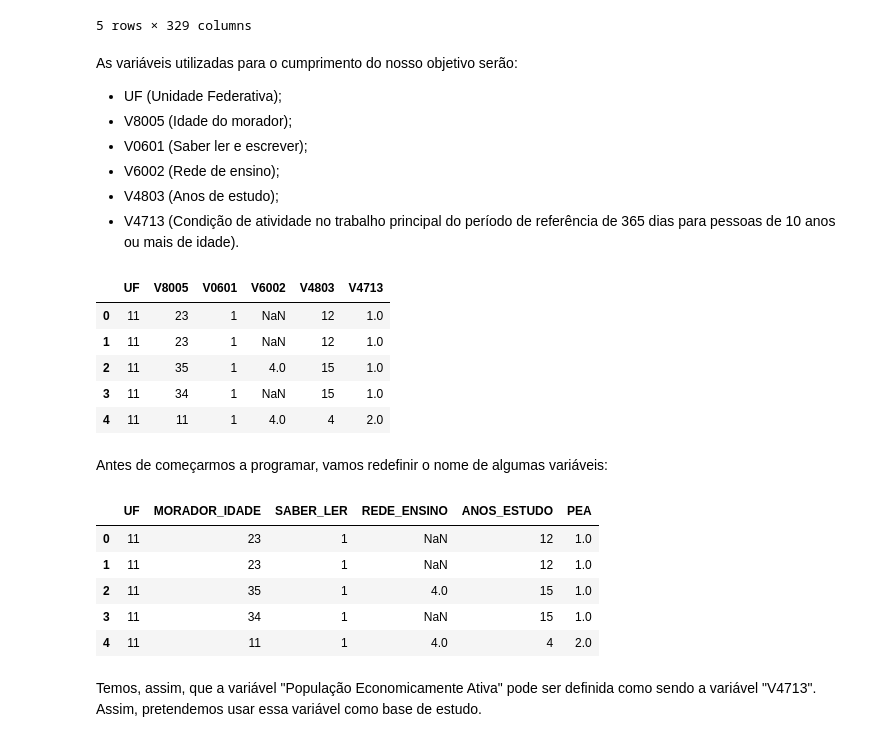
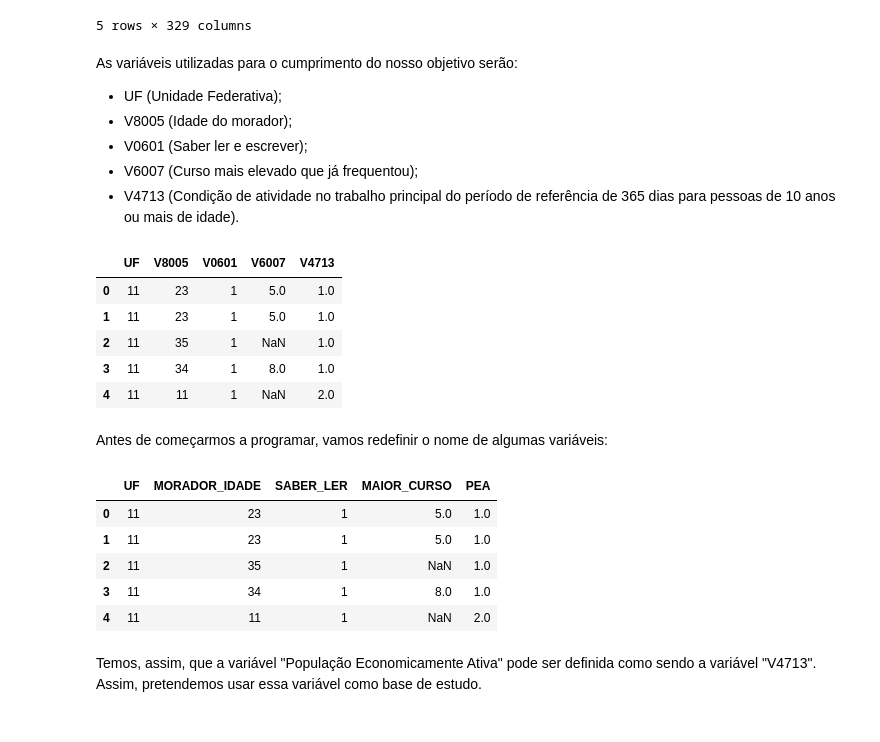
Before and after one commit to FidyBack/projeto_Cdata, a Jupyter notebook: Projeto1 Layout.ipynb, the cells around one changed output. Cells and saved outputs as stored; diff of their text form; code cells hidden in the pictures.

```diff
--- a/Projeto1 Layout.ipynb
+++ b/Projeto1 Layout.ipynb
@@ -32,31 +32,30 @@ As variáveis utilizadas para o cumprimento do nosso objetivo serão:
 - UF (Unidade Federativa);
 - V8005 (Idade do morador);
 - V0601 (Saber ler e escrever);
-- V6002 (Rede de ensino);
-- V4803 (Anos de estudo);
+- V6007 (Curso mais elevado que já frequentou);
 - V4713 (Condição de atividade no trabalho principal do período de referência de 365 dias para pessoas de 10 anos ou mais de idade).
 # %%
-data_filtro = data[['UF', "V8005", "V0601", "V6002", "V4803", "V4713"]][data["V8005"] > 10][data["V8005"] < 65]
+data_filtro = data[['UF', "V8005", "V0601", "V6007", "V4713"]][data["V8005"] > 10][data["V8005"] < 65]
 data_filtro.head()
 # %% [output]
-|  | UF | V8005 | V0601 | V6002 | V4803 | V4713 |
-| 0 | 11 | 23 | 1 | NaN | 12 | 1.0 |
-| 1 | 11 | 23 | 1 | NaN | 12 | 1.0 |
-| 2 | 11 | 35 | 1 | 4.0 | 15 | 1.0 |
-| 3 | 11 | 34 | 1 | NaN | 15 | 1.0 |
-| 4 | 11 | 11 | 1 | 4.0 | 4 | 2.0 |
+|  | UF | V8005 | V0601 | V6007 | V4713 |
+| 0 | 11 | 23 | 1 | 5.0 | 1.0 |
+| 1 | 11 | 23 | 1 | 5.0 | 1.0 |
+| 2 | 11 | 35 | 1 | NaN | 1.0 |
+| 3 | 11 | 34 | 1 | 8.0 | 1.0 |
+| 4 | 11 | 11 | 1 | NaN | 2.0 |
 # %% [markdown]
 Antes de começarmos a programar, vamos redefinir o nome de algumas variáveis:
 # %%
-data_filtro.columns = ['UF', 'MORADOR_IDADE', 'SABER_LER', 'REDE_ENSINO', 'ANOS_ESTUDO', 'PEA']
+data_filtro.columns = ['UF', 'MORADOR_IDADE', 'SABER_LER', 'MAIOR_CURSO', 'PEA']
 data_filtro.head()
 # %% [output]
-|  | UF | MORADOR_IDADE | SABER_LER | REDE_ENSINO | ANOS_ESTUDO | PEA |
-| 0 | 11 | 23 | 1 | NaN | 12 | 1.0 |
-| 1 | 11 | 23 | 1 | NaN | 12 | 1.0 |
-| 2 | 11 | 35 | 1 | 4.0 | 15 | 1.0 |
-| 3 | 11 | 34 | 1 | NaN | 15 | 1.0 |
-| 4 | 11 | 11 | 1 | 4.0 | 4 | 2.0 |
+|  | UF | MORADOR_IDADE | SABER_LER | MAIOR_CURSO | PEA |
+| 0 | 11 | 23 | 1 | 5.0 | 1.0 |
+| 1 | 11 | 23 | 1 | 5.0 | 1.0 |
+| 2 | 11 | 35 | 1 | NaN | 1.0 |
+| 3 | 11 | 34 | 1 | 8.0 | 1.0 |
+| 4 | 11 | 11 | 1 | NaN | 2.0 |
 # %% [markdown]
 Temos, assim, que a variável "População Economicamente Ativa" pode ser definida como sendo a variável "V4713". Assim,  pretendemos usar essa variável como base de estudo.
 # %%
```
Also changed, not shown: parts of 25 cells of this notebook.
